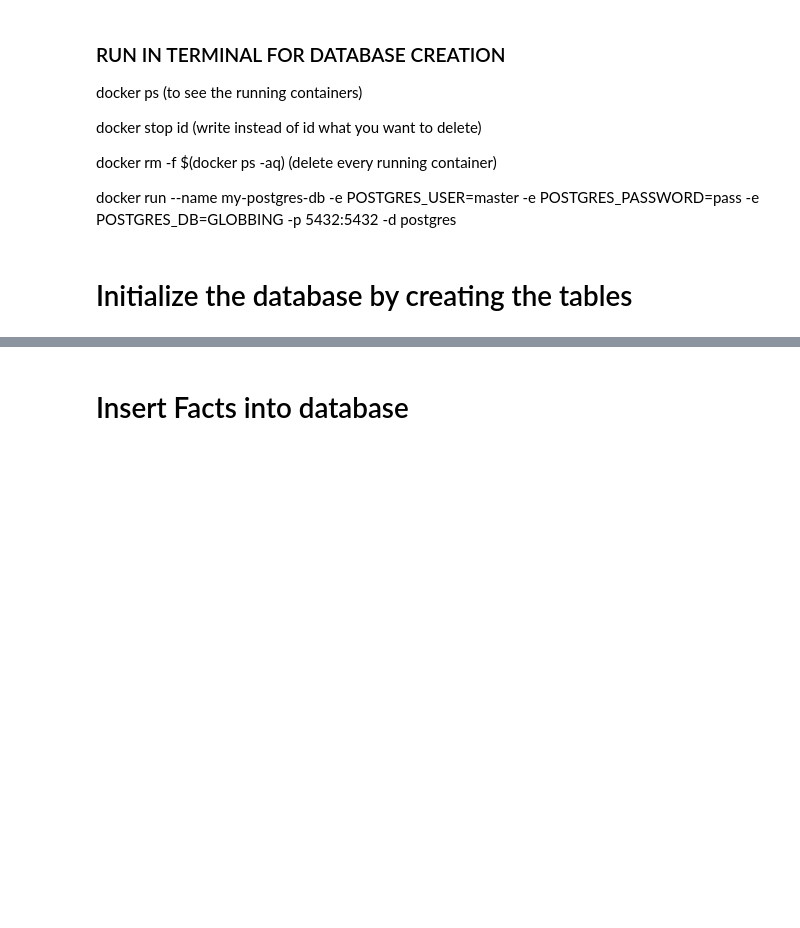
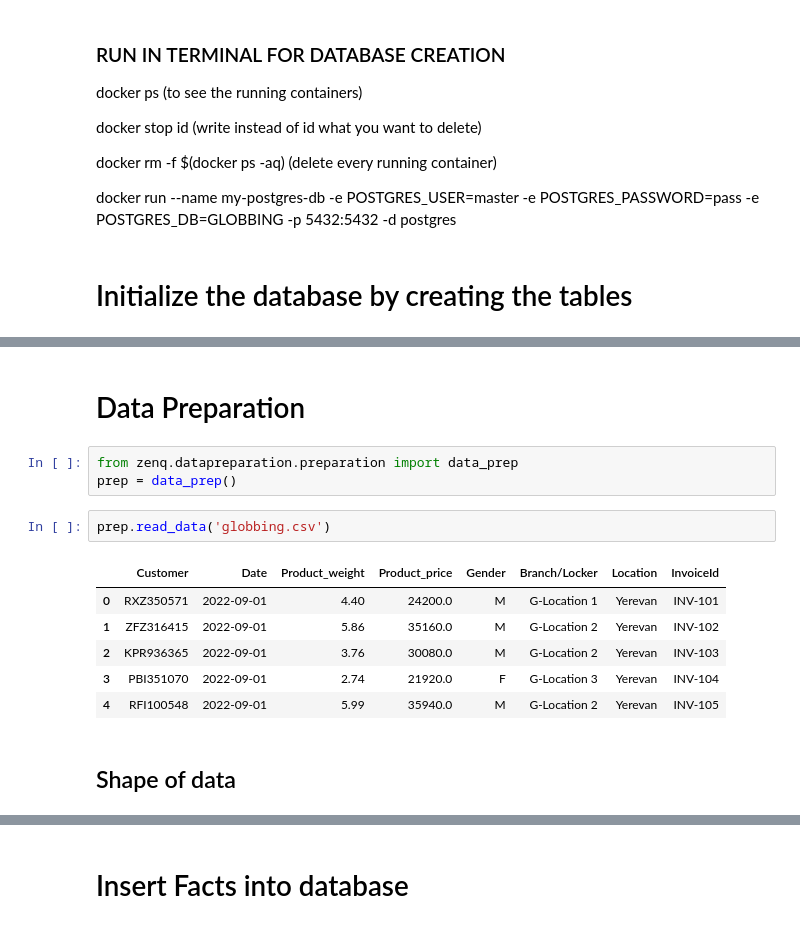
Before and after one commit to nareabg/esim, a Jupyter notebook: test.ipynb, the cells around one changed output, grey strips where cells are left out. Saved outputs shown, nothing was run; the diff lists cells and outputs as text; blank space fills up the shorter version.

```diff
--- a/test.ipynb
+++ b/test.ipynb
@@ -20 +20,17 @@ m.main()
 Initializing the database.. done
+# %% [markdown]
+# Data Preparation
+# %%
+from zenq.datapreparation.preparation import data_prep
+prep = data_prep()
+# %%
+prep.read_data('globbing.csv')
+# %% [output]
+|  | Customer | Date | Product_weight | Product_price | Gender | Branch/Locker | Location | InvoiceId |
+| 0 | RXZ350571 | 2022-09-01 | 4.40 | 24200.0 | M | G-Location 1 | Yerevan | INV-101 |
+| 1 | ZFZ316415 | 2022-09-01 | 5.86 | 35160.0 | M | G-Location 2 | Yerevan | INV-102 |
+| 2 | KPR936365 | 2022-09-01 | 3.76 | 30080.0 | M | G-Location 2 | Yerevan | INV-103 |
+| 3 | PBI351070 | 2022-09-01 | 2.74 | 21920.0 | F | G-Location 3 | Yerevan | INV-104 |
+| 4 | RFI100548 | 2022-09-01 | 5.99 | 35940.0 | M | G-Location 2 | Yerevan | INV-105 |
+# %% [markdown]
+## Shape of data
```
Also changed, not shown: parts of 12 cells of this notebook, 2 other files.
